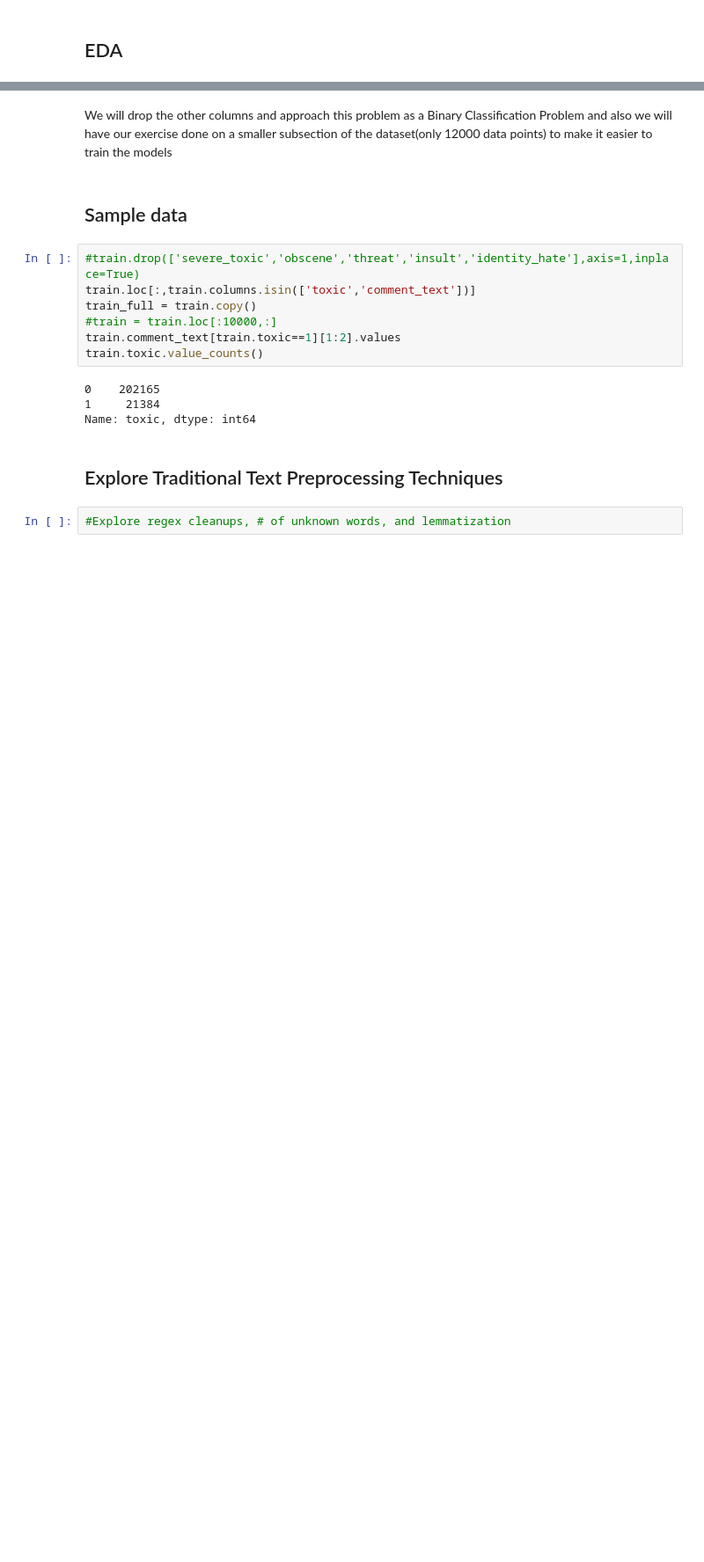
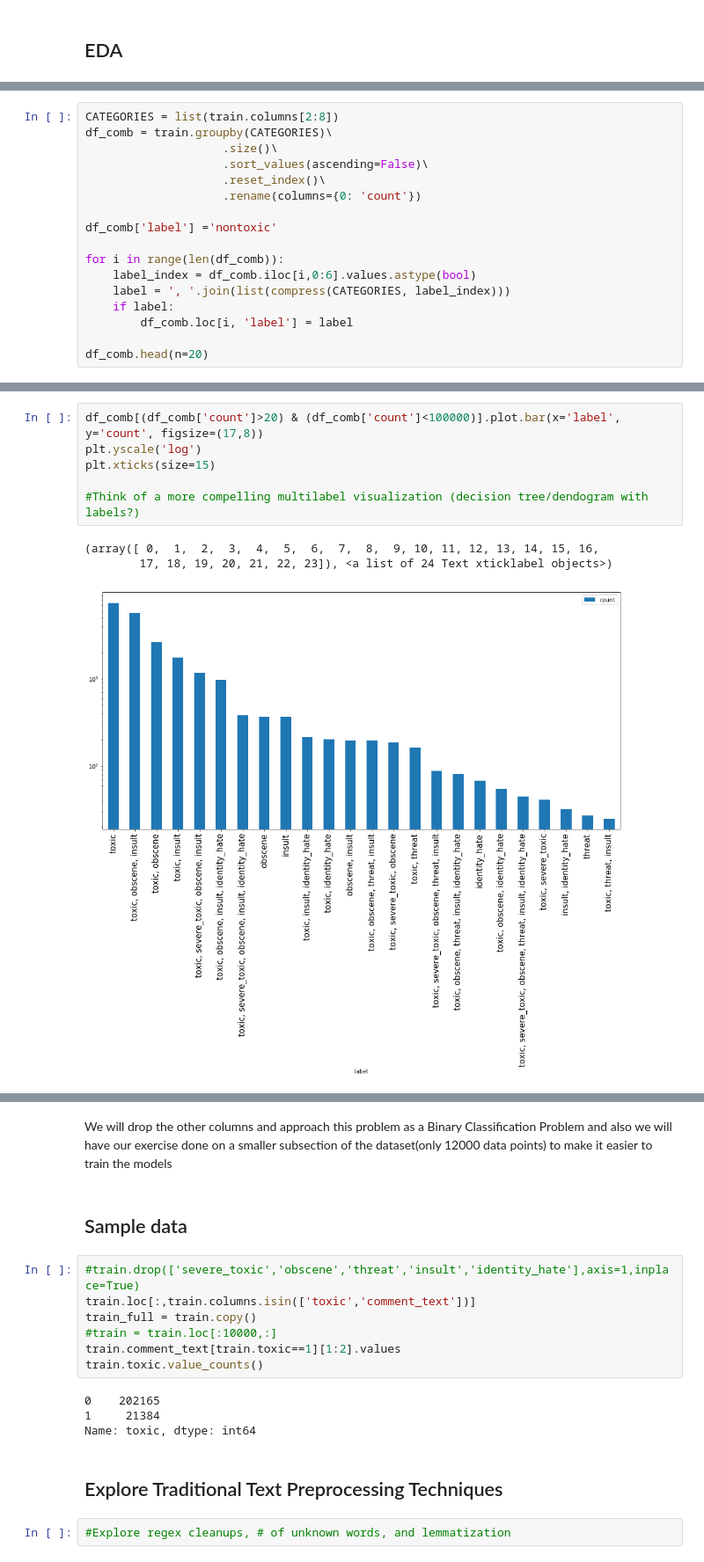
Before and after one commit to jkchandalia/toximeter, a Jupyter notebook: exploration/Toxic_Comment_NLP.ipynb, the cells around one changed output, grey strips where cells are left out. Shown at 88% size. Cells and saved outputs as stored; diff of their text form; blank space fills up the shorter version.

```diff
--- a/exploration/Toxic_Comment_NLP.ipynb
+++ b/exploration/Toxic_Comment_NLP.ipynb
@@ -71,0 +128,17 @@ None
+# %%
+CATEGORIES = list(train.columns[2:8])
+df_comb = train.groupby(CATEGORIES)\
+                    .size()\
+                    .sort_values(ascending=False)\
+                    .reset_index()\
+                    .rename(columns={0: 'count'})
+
+df_comb['label'] ='nontoxic'
+
+for i in range(len(df_comb)):
+    label_index = df_comb.iloc[i,0:6].values.astype(bool)
+    label = ', '.join(list(compress(CATEGORIES, label_index)))
+    if label:
+        df_comb.loc[i, 'label'] = label
+
+df_comb.head(n=20)
@@ -71,0 +163,10 @@ None
+# %%
+df_comb[(df_comb['count']>20) & (df_comb['count']<100000)].plot.bar(x='label', y='count', figsize=(17,8))
+plt.yscale('log')
+plt.xticks(size=15)
+
+#Think of a more compelling multilabel visualization (decision tree/dendogram with labels?)
+# %% [output]
+(array([ 0,  1,  2,  3,  4,  5,  6,  7,  8,  9, 10, 11, 12, 13, 14, 15, 16,
+        17, 18, 19, 20, 21, 22, 23]), <a list of 24 Text xticklabel objects>)
+[figure, added]
```
Also changed, not shown: parts of 39 cells of this notebook.
